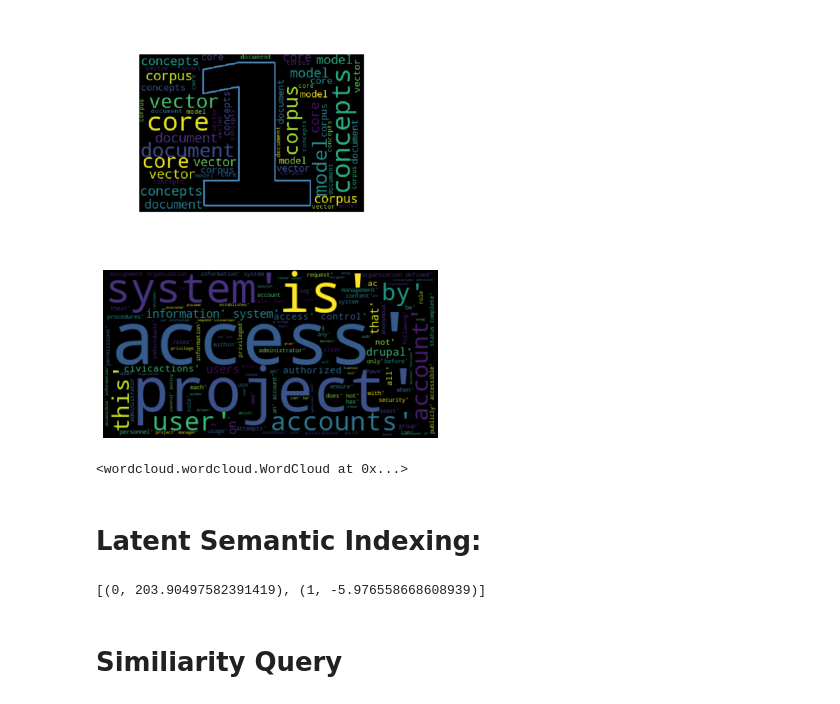
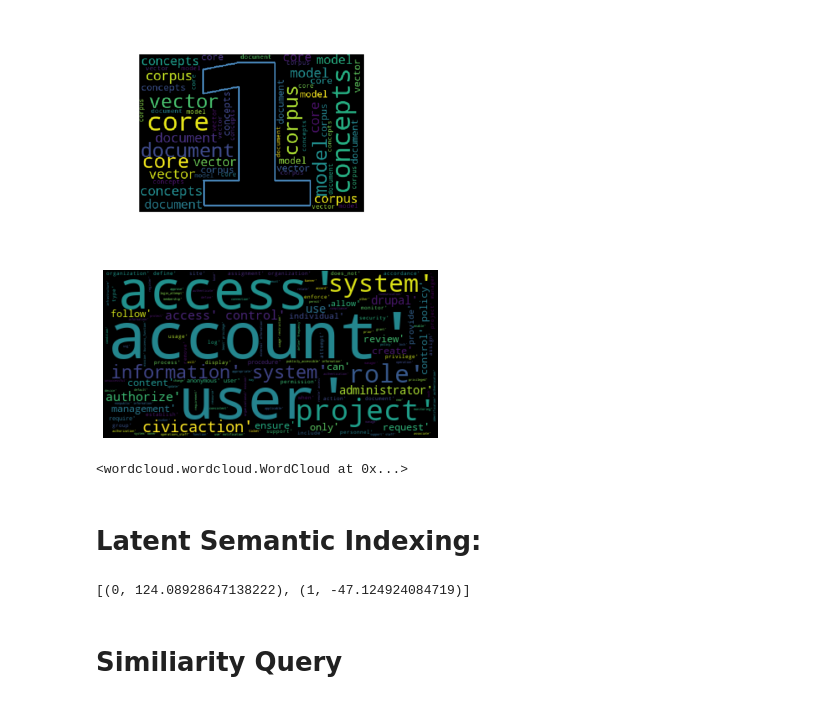
Before and after one commit to davidpofo/SSP_analysis, a Jupyter notebook: SSP_analysis_draft/SSP_analysis_draft.ipynb, the cells around one changed output. Cells and saved outputs as stored; diff of their text form; code cells hidden in the pictures.

Commit message:
latest changes. Includes an LDA model and the rest of the control family markdowns

````diff
--- a/SSP_analysis_draft/SSP_analysis_draft.ipynb
+++ b/SSP_analysis_draft/SSP_analysis_draft.ipynb
@@ -8,7 +15,7 @@ import os
 # %%
 def remove_extra(doctext):
     """
-    Remove extra characters that are not to be used in the analysis
+    Remove extra markdown characters that are not to be used in the analysis
     """
 
     doc = doctext.replace('# Reusable Component Library System Security Plan', "").replace('```text', "").replace('```', '').replace("'", "").replace('*', "")
@@ -16,8 +23,10 @@ def remove_extra(doctext):
 # %%
 def read_markdown(filename):
     """
-    Read in a file as a string
+    Read in a file as one string with markdown characters removed
     """
 
-    file_string = """{}""".format(open(f'{root}/{filename}.md', encoding="utf8").read())
-    return file_string
+    file_string = """{}""".format(open(f'{root}/{filename}', encoding="utf8").read())
+    # Remove extra markdown characters
+    clean_file_string = remove_extra(file_string)
+    return clean_file_string
@@ -83,0 +68,7 @@ processed_corpus = [[token for token in text if frequency[token] > 1] for text i
+# %%
+def sent_to_words(sentences):
+    for sentence in sentences:
+        yield(gensim.utils.simple_preprocess(str(sentence), deacc=True))  # deacc=True removes punctuations
+
+data_words = list(sent_to_words(text_corpus))
+#print(data_words)
@@ -83,0 +86,25 @@ processed_corpus = [[token for token in text if frequency[token] > 1] for text i
+# %%
+# Remove Stop Words
+data_words_nostops = remove_stopwords(data_words)#text_corpus
+
+#Form Bigrams
+data_words_bigrams = make_bigrams(data_words_nostops)
+
+# Initialize spacy 'en' model, keeping only tagger component (for efficiency)
+# python3 -m spacy download en
+nlp = spacy.load('en', disable=['parser', 'ner'])
+
+# Do lemmatization keeping only noun, adj, vb, adv
+data_lemmatized = lemmatization(data_words_bigrams, allowed_postags=['NOUN', 'ADJ', 'VERB', 'ADV'])
+
+# Count word frequencies
+from collections import defaultdict
+frequency = defaultdict(int)
+for text in data_lemmatized:
+    for token in text:# doc_to_words(text)
+        token = "".join(token)
+        frequency[token] += 1
+
+# Only keep words that appear more than once
+processed_corpus = [[token for token in text if frequency[token] > 1] for text in data_lemmatized]
+#pprint.pprint(processed_corpus)
@@ -183,20 +254,20 @@ _ = plt.axis('off')
 # %%
 from wordcloud import WordCloud, STOPWORDS, ImageColorGenerator
 
 # Start with one document:
-text = str(texts[0])
+text = str(data_lemmatized[0])
 
 # Create and generate a word cloud image:
 wordcloud = WordCloud().generate(text)
 
 # Display the generated image:
 plt.imshow(wordcloud, interpolation='bilinear')
 plt.axis("off")
 plt.show()
 
 wordcloud.to_file("img/AC_wordcloud_example.png")
 # %% [output]
-[figure, old version]
+[figure, new version]
 <wordcloud.wordcloud.WordCloud at 0x...>
 # %% [markdown]
 # Latent Semantic Indexing:
@@ -204,12 +275,12 @@ wordcloud.to_file("img/AC_wordcloud_example.png")
 from gensim import models
 lsi = models.LsiModel(bow_corpus, id2word=dictionary, num_topics=2)
 # %%
-doc = AC_doc
+doc = text_corpus[0]# Just an example the first model will be a 100% max
 vec_bow = dictionary.doc2bow(doc.lower().split())
 vec_lsi = lsi[vec_bow]  # convert the query to LSI space
 print(vec_lsi)
 # %% [output]
-[(0, 203.90497582391419), (1, -5.976558668608939)]
+[(0, 124.08928647138222), (1, -47.124924084719)]
 # %%
 from gensim import similarities
 index = similarities.MatrixSimilarity(lsi[bow_corpus])  # transform corpus to LSI space and index it
````
Also changed, not shown: parts of 37 cells of this notebook, 1 other file.
